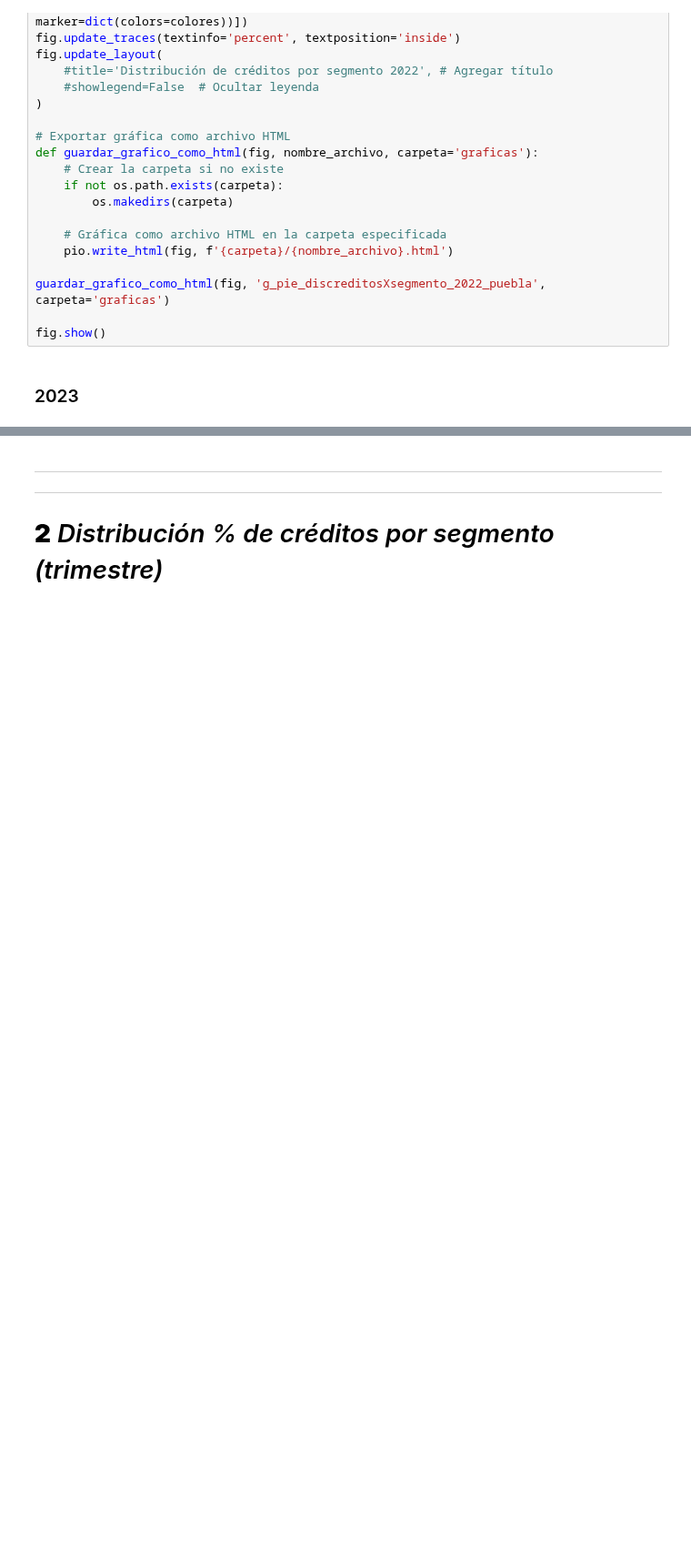
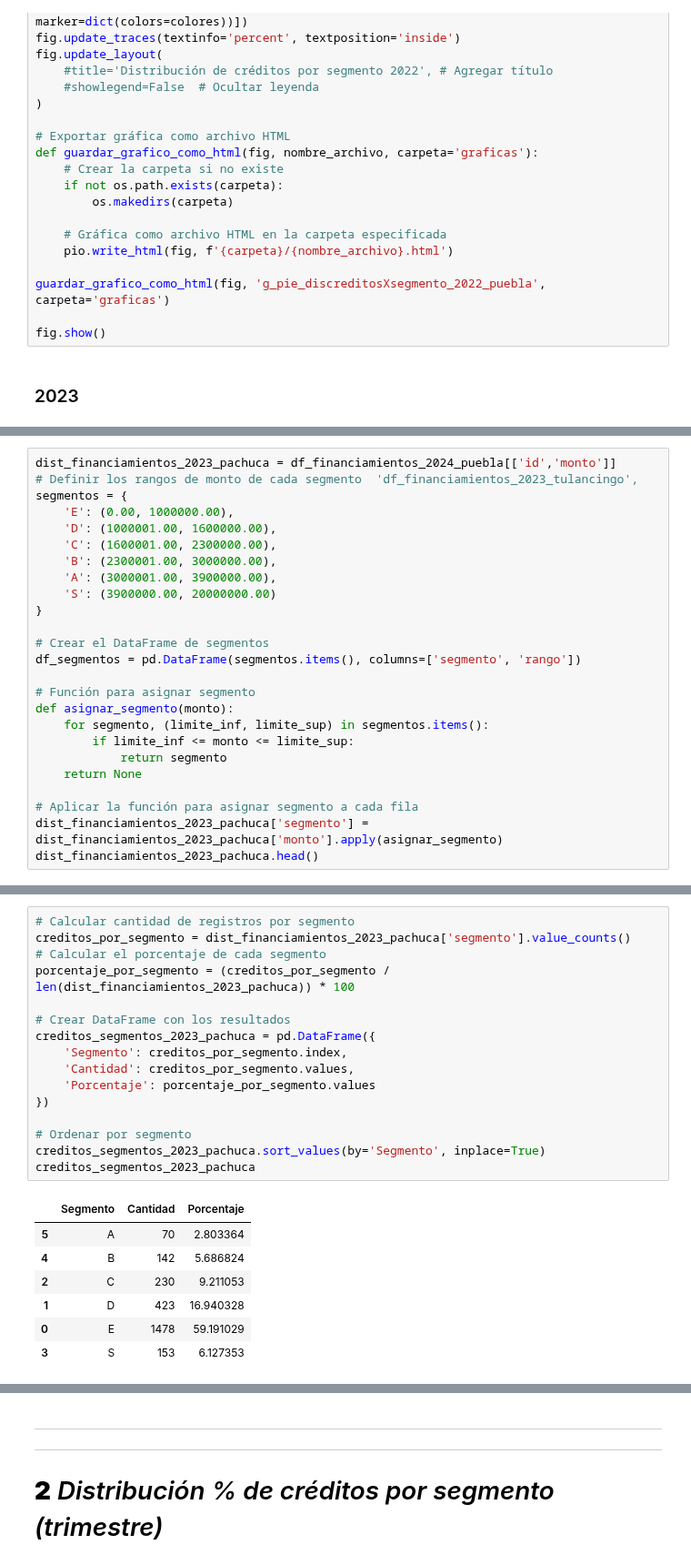
Before and after one commit to MiguelDWT4toCreativo/Datalpine, a Jupyter notebook: resources/jupyter/creditos_distribucion.ipynb, the cells around one changed output, grey strips where cells are left out. Shown at 91% size. Cells and saved outputs as stored; diff of their text form; blank space fills up the shorter version.

```diff
--- a/resources/jupyter/creditos_distribucion.ipynb
+++ b/resources/jupyter/creditos_distribucion.ipynb
@@ -581,0 +586,25 @@ fig.show()
+# %%
+dist_financiamientos_2023_pachuca = df_financiamientos_2024_puebla[['id','monto']]
+# Definir los rangos de monto de cada segmento  'df_financiamientos_2023_tulancingo',
+segmentos = {
+    'E': (0.00, 1000000.00),
+    'D': (1000001.00, 1600000.00),
+    'C': (1600001.00, 2300000.00),
+    'B': (2300001.00, 3000000.00),
+    'A': (3000001.00, 3900000.00),
+    'S': (3900000.00, 20000000.00)
+}
+
+# Crear el DataFrame de segmentos
+df_segmentos = pd.DataFrame(segmentos.items(), columns=['segmento', 'rango'])
+
+# Función para asignar segmento
+def asignar_segmento(monto):
+    for segmento, (limite_inf, limite_sup) in segmentos.items():
+        if limite_inf <= monto <= limite_sup:
+            return segmento
+    return None
+
+# Aplicar la función para asignar segmento a cada fila
+dist_financiamientos_2023_pachuca['segmento'] = dist_financiamientos_2023_pachuca['monto'].apply(asignar_segmento)
+dist_financiamientos_2023_pachuca.head()
@@ -581,0 +622,24 @@ fig.show()
+# %%
+# Calcular cantidad de registros por segmento
+creditos_por_segmento = dist_financiamientos_2023_pachuca['segmento'].value_counts()
+# Calcular el porcentaje de cada segmento
+porcentaje_por_segmento = (creditos_por_segmento / len(dist_financiamientos_2023_pachuca)) * 100
+
+# Crear DataFrame con los resultados
+creditos_segmentos_2023_pachuca = pd.DataFrame({
+    'Segmento': creditos_por_segmento.index,
+    'Cantidad': creditos_por_segmento.values,
+    'Porcentaje': porcentaje_por_segmento.values
+})
+
+# Ordenar por segmento
+creditos_segmentos_2023_pachuca.sort_values(by='Segmento', inplace=True)
+creditos_segmentos_2023_pachuca
+# %% [output]
+|  | Segmento | Cantidad | Porcentaje |
+| 5 | A | 70 | 2.803364 |
+| 4 | B | 142 | 5.686824 |
+| 2 | C | 230 | 9.211053 |
+| 1 | D | 423 | 16.940328 |
+| 0 | E | 1478 | 59.191029 |
+| 3 | S | 153 | 6.127353 |
```
Also changed, not shown: parts of 14 cells of this notebook, 8 other files.
